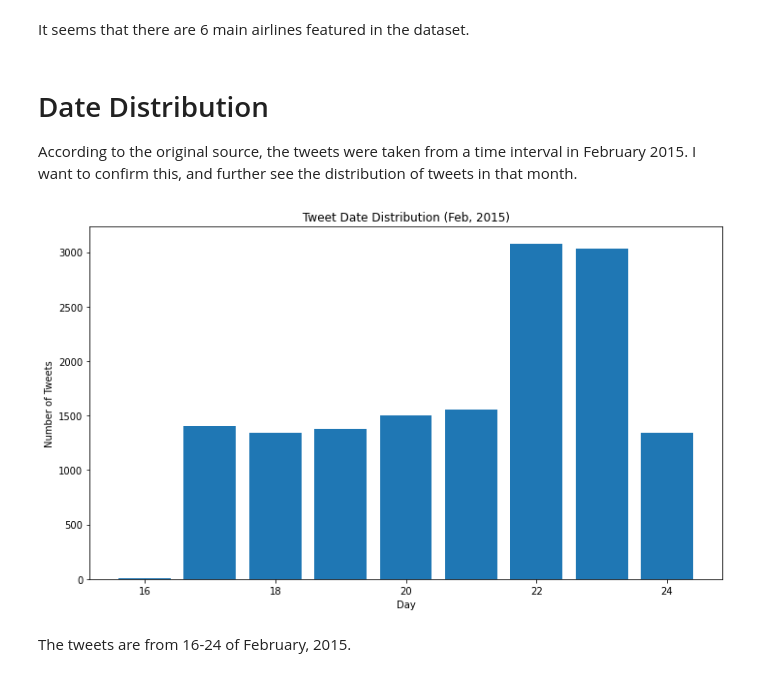
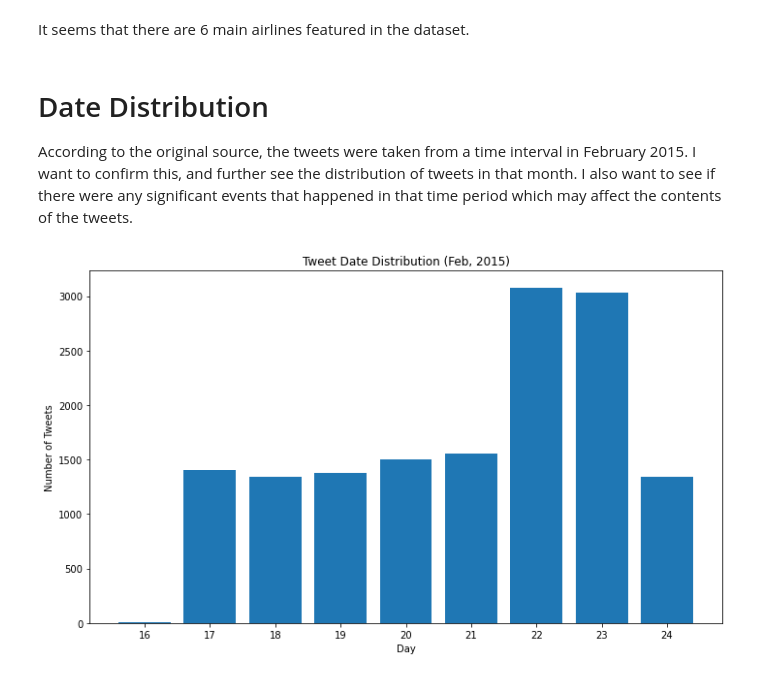
Before and after one commit to temujin-lampasa/social_computing, a Jupyter notebook: notebooks/analyzing_airline_tweets.ipynb, the cells around one changed output. Drawn from its saved outputs; the diff is of its cells as text; code cells hidden in the pictures.

Commit message:
Add analysis for date distribution

```diff
--- a/notebooks/analyzing_airline_tweets.ipynb
+++ b/notebooks/analyzing_airline_tweets.ipynb
@@ -252,16 +203,15 @@ It seems that there are 6 main airlines featured in the dataset.
 # %% [markdown]
 # Date Distribution
 
-According to the original source, the tweets were taken from a time interval in February 2015. I want to confirm this, and further see the distribution of tweets in that month.
+According to the original source, the tweets were taken from a time interval in February 2015. I want to confirm this, and further see the distribution of tweets in that month. I also want to see if there were any significant events that happened in that time period which may affect the contents of the tweets.
 # %%
 d = df['tweet_created'].groupby(by=[df["tweet_created"].dt.month, df["tweet_created"].dt.day]).count()
 fig, ax = plt.subplots(figsize=(10,6))
 ax.bar([i[1] for i in d.index], d.values)
 ax.set_title("Tweet Date Distribution (Feb, 2015)")
 ax.set_xlabel("Day")
 ax.set_ylabel("Number of Tweets")
+ax.set_xticks(range(16, 25))
 plt.tight_layout()
 # %% [output]
-[figure, old version]
+[figure, new version]
-# %% [markdown]
-The tweets are from 16-24 of February, 2015.
```
Also changed, not shown: parts of 8 cells of this notebook.
